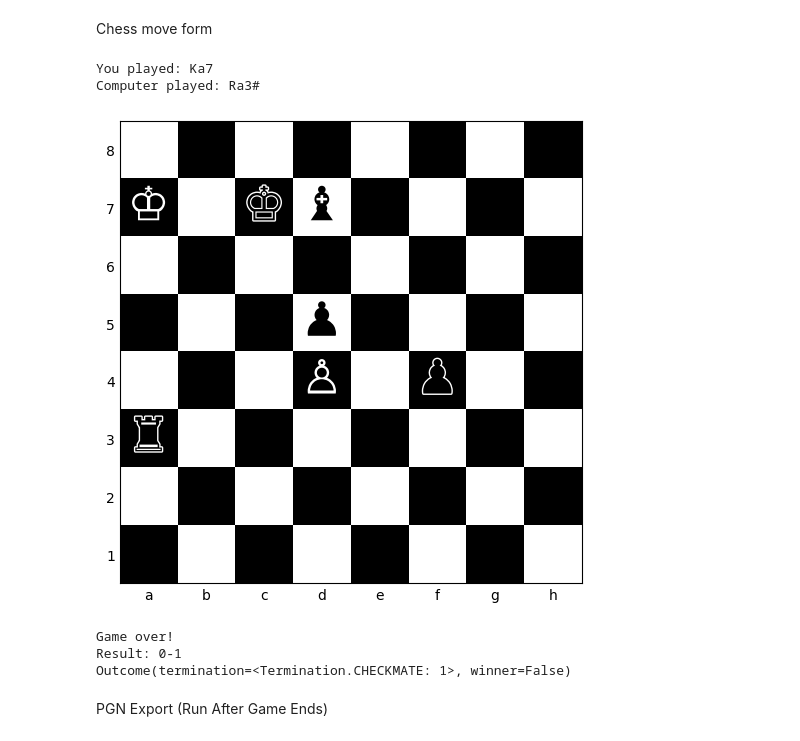
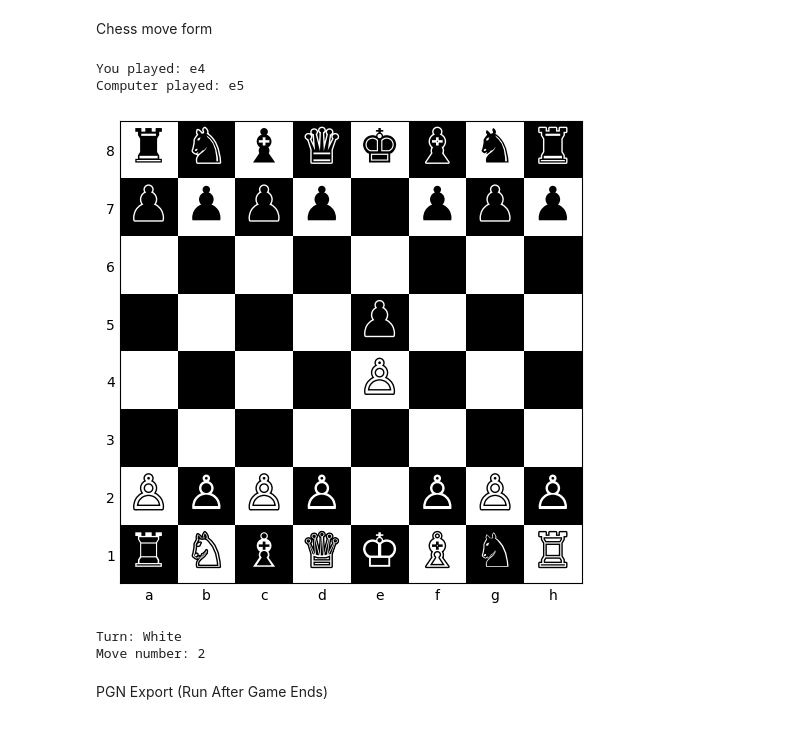
Before and after one commit to zacw-243L/CHESS, a Jupyter notebook: Humble_Chess_Bot.ipynb, the cells around one changed output. Cells and saved outputs as stored; diff of their text form; code cells hidden in the pictures.

```diff
--- a/Humble_Chess_Bot.ipynb
+++ b/Humble_Chess_Bot.ipynb
@@ -109 +85,37 @@ grid = np.indices((8, 8)).sum(axis=0) % 2
+# %%
+
+# @title Initialize Chess Game { display-mode: "form" }
+
+# @markdown ### Chess Game Setup
+# @markdown Check the box and run this cell to begin a new game.
+# @markdown
+# @markdown **Warning:** Starting a new game clears the
+# @markdown current position and move history.
+
+start_new_game = True # @param {type:"boolean"}
+
+# Imports
+import chess
+import random
+import numpy as np
+import matplotlib.pyplot as plt
+import matplotlib.patheffects as pe
+
+# 8x8 matrix: 0 = white, 1 = black
+grid = np.indices((8, 8)).sum(axis=0) % 2
+
+if start_new_game:
+    board = chess.Board()
+    _pgn_exported_for_game = False
+
+    print("New chess game initialized.")
+    print("Player: White")
+    print("Opponent: Beginner Tutorial Bot :)")
+
+elif "board" in globals():
+    print("Existing chess game preserved.")
+    print("Moves played:", len(board.move_stack))
+
+else:
+    print("Check 'start_new_game' and run this cell.")
 # %%
@@ -189,7 +237,7 @@ Chess move form
 
 # @title Chess Move Controller { display-mode: "form" }
 
-move_text = "Ka7" # @param {type:"string"}
+move_text = "e4" # @param {type:"string"}
 
 move_text = move_text.strip()
 
@@ -217,38 +265,37 @@ else:
 
         # Computer moves if game continues
         if not board.is_game_over(claim_draw=True):
 
             # The "beginner" computer opponent
             result = engine.play(
                 board,
                 chess.engine.Limit(time=THINK_TIME)
                 )
             computer_move = result.move
             computer_san = board.san(computer_move)
             board.push(computer_move)
             print("Computer played:", computer_san)
 
     except ValueError:
         print("Illegal move or invalid notation!")
         print("Please try again.")
 
 # Render current position
 draw_board(board)
 
 # Check game status
 if board.is_game_over(claim_draw=True):
     print("Game over!")
     print("Result:", board.result(claim_draw=True))
     print(board.outcome(claim_draw=True))
 else:
     print("Turn:", "White" if board.turn else "Black")
     print("Move number:", board.fullmove_number)
 # %% [output]
-You played: Ka7
-Computer played: Ra3#
+You played: e4
+Computer played: e5
-[figure, old version]
+[figure, new version]
-Game over!
-Result: 0-1
-Outcome(termination=<Termination.CHECKMATE: 1>, winner=False)
+Turn: White
+Move number: 2
 # %% [markdown]
 PGN Export (Run After Game Ends)
```
Also changed, not shown: parts of 8 cells of this notebook.
